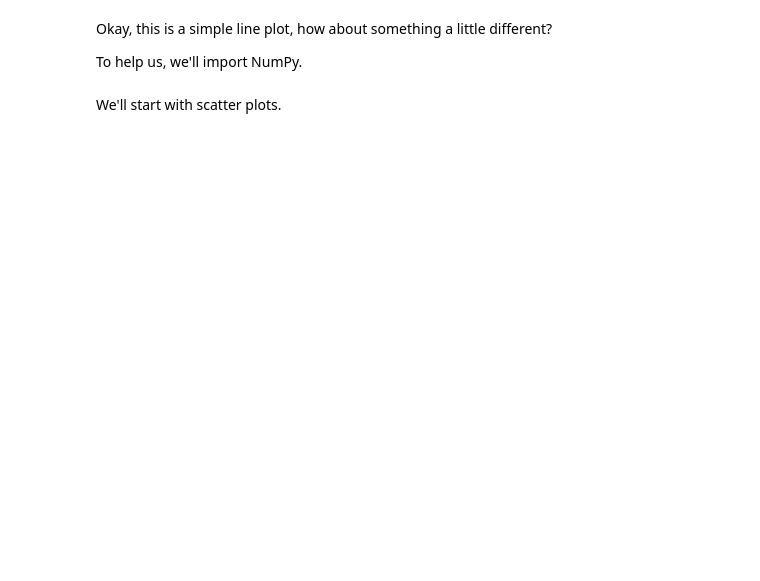
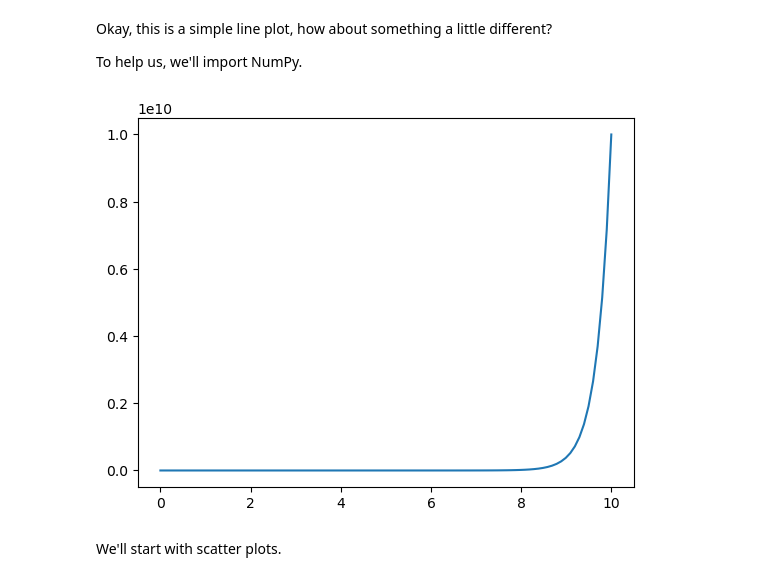
Before and after one commit to ShrishailChincholi/from-zero-to-aiml, a Jupyter notebook: ML/Matplotlib/matplotlib-exercises.ipynb, the cells around one changed output. Drawn from its saved outputs; the diff is of its cells as text; code cells hidden in the pictures; blank space fills up the shorter version.

```diff
--- a/ML/Matplotlib/matplotlib-exercises.ipynb
+++ b/ML/Matplotlib/matplotlib-exercises.ipynb
@@ -77,7 +84,12 @@ To help us, we'll import NumPy.
 # %%
 # Create an array of 100 evenly spaced numbers between 0 and 100 using NumPy and save it to variable X
+x = np.linspace(0,10,100)
 # %%
 # Create a plot using plt.subplots() and plot X versus X^2 (X squared)
+fig,ax = plt.subplots()
+ax.plot(x, x**x);
+# %% [output]
+[figure, added]
 # %% [markdown]
 We'll start with scatter plots.
 # %%
```
Also changed, not shown: parts of 7 cells of this notebook.
